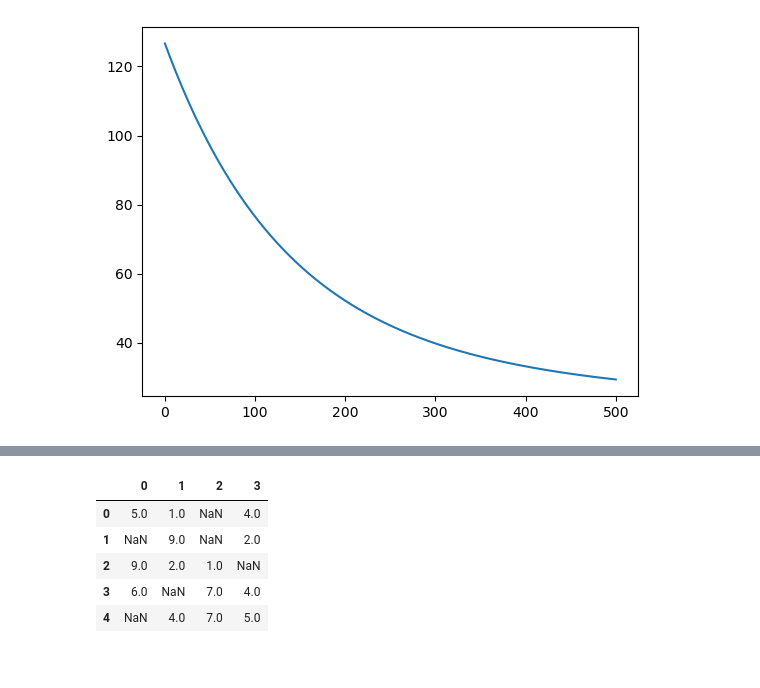
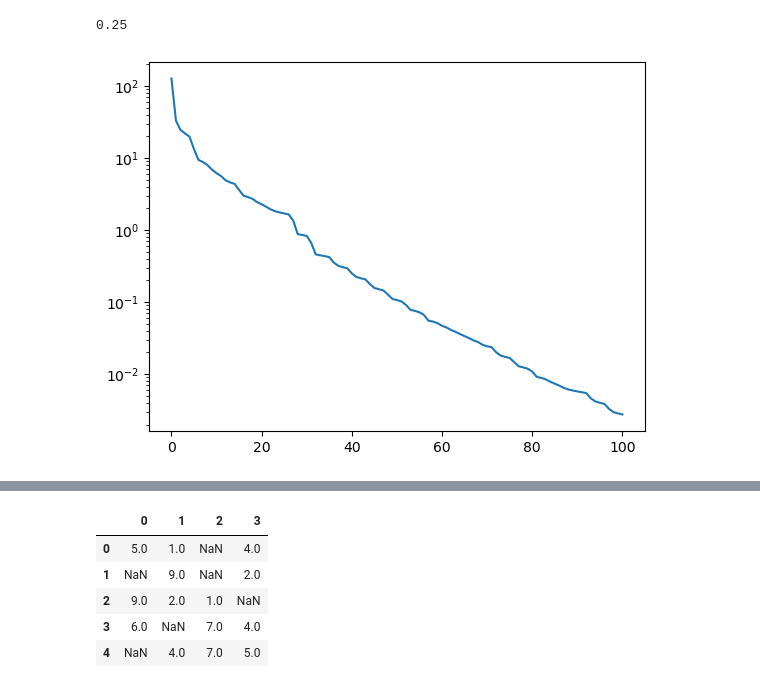
Before and after one commit to MarcoC1796/recommender-systems-thesis, a Jupyter notebook: Recommender Systems Tests.ipynb, the cells around one changed output, grey strips where cells are left out. Cells and saved outputs as stored; diff of their text form; code cells hidden in the pictures.

Commit message:
adding line search and tests

```diff
--- a/Recommender Systems Tests.ipynb
+++ b/Recommender Systems Tests.ipynb
@@ -10,7 +10,6 @@ np.random.seed(0)
 # %%
-alpha = 1e-3
 tol = 1e-3
-max_iter = 10_000
+max_iter = 100
 # %%
 R = np.array(
     [
@@ -27,13 +27,23 @@ p = 4
 Theta = initializeTheta(R.shape[0], p)
 X = initializeX(R.shape[1], p)
+# %%
+Ju, DJu = get_Ju_and_DJu(R, X, p)
+Theta = Theta.flatten()
+p_k = -DJu(Theta)
+alpha = lineSearch(Ju, DJu, Theta, p_k)
+alpha
+# %% [output]
+0.25
 # %%
-Ju, DJu = get_Ju_and_DJu(R, X)
+Ju, DJu = get_Ju_and_DJu(R, X, p)
 
-newThetaResults = gradientDescent(Ju, Theta, DJu, alpha, tol, max_iter)
-newTheta = newThetaResults["parameters"]
+Theta = Theta.flatten()
+newThetaResults = gradientDescent(Ju, Theta, DJu, tol, max_iter)
+newTheta = newThetaResults["parameters"].reshape(R.shape[0], p)
 Ju_values = newThetaResults["func_values"]
 
 plt.plot(Ju_values)
+plt.yscale("log")
 plt.show()
 # %% [output]
-[figure, old version]
+[figure, new version]
```
Also changed, not shown: parts of 15 cells of this notebook, 6 other files.
